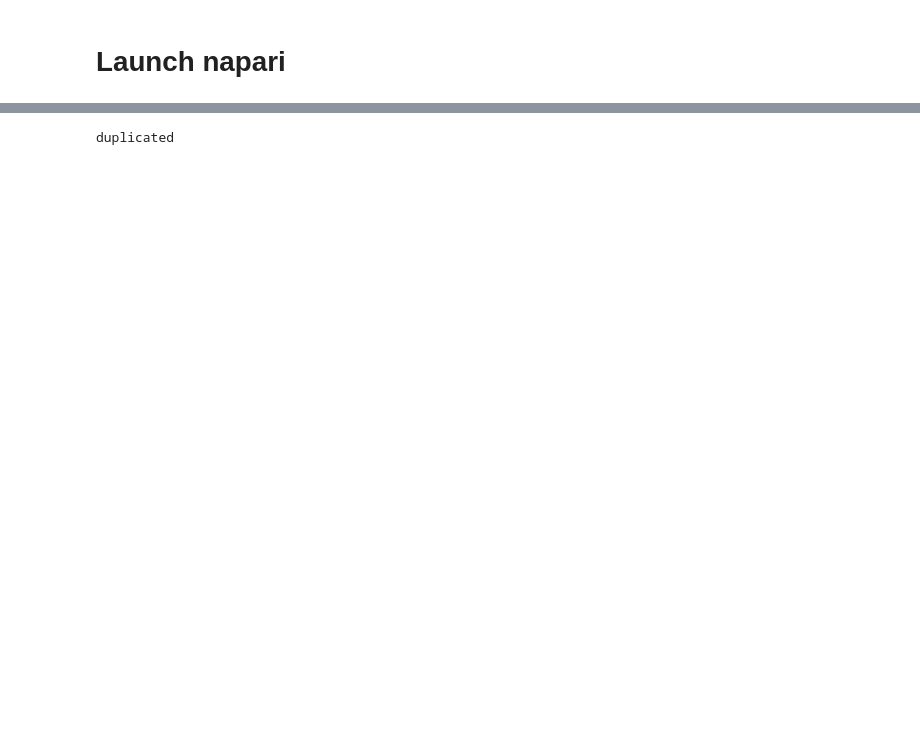
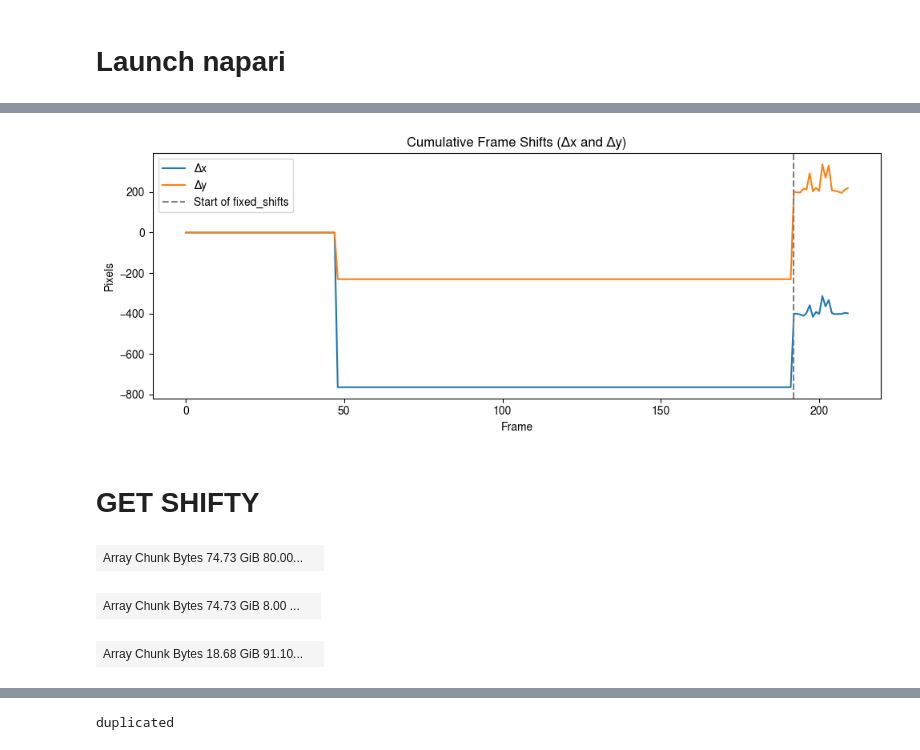
Before and after one commit to nthndy/heterognosis, a Jupyter notebook: linking.ipynb, the cells around one changed output, grey strips where cells are left out. Saved outputs shown, nothing was run; the diff lists cells and outputs as text; code cells hidden in the pictures; blank space fills up the shorter version.

Commit message:
fixed the linking, waiting to confirm with loaded aligned images

```diff
--- a/linking.ipynb
+++ b/linking.ipynb
@@ -340,0 +418,27 @@ duplicated
+# %%
+# Initialize
+live_shifts = np.zeros((210, 2), dtype=np.float32)
+fiducials = viewer.layers['fiducials'].data  # shape: (N, 3): [t, y, x]
+
+# Group fiducials by frame
+frame_groups = defaultdict(list)
+for t, y, x in fiducials:
+    frame_groups[int(t)].append((y, x))
+
+# Convert to sorted frame-indexed coordinate arrays
+frame_ids = sorted(frame_groups)
+frame_coords = {t: np.array(pts, dtype=np.float32) for t, pts in frame_groups.items()}
+
+# Apply cumulative shift
+for t1, t2 in zip(frame_ids[:-1], frame_ids[1:]):
+    pts1, pts2 = frame_coords[t1], frame_coords[t2]
+
+    if pts1.shape != pts2.shape:
+        print(f"Skipping ({t1}, {t2}): fiducial count mismatch.")
+        continue
+
+    delta = np.mean(pts2 - pts1, axis=0)  # average shift: [dy, dx]
+    print(f"Shift from {t1} → {t2}: {delta}")
+
+    # Apply delta from t2 onward (cumulatively)
+    live_shifts[t2:] += delta
@@ -340,0 +449,5 @@ duplicated
+# %%
+# Combine live and fixed shifts into a unified transformation array
+shifts = live_shifts.copy()
+shifts[192:] += fixed_shifts[192:]
+shifts
@@ -340,0 +472,21 @@ duplicated
+# %%
+import matplotlib.pyplot as plt
+
+plt.figure(figsize=(10, 4))
+plt.plot(shifts[:, 1], label='Δx')
+plt.plot(shifts[:, 0], label='Δy')
+plt.axvline(192, color='grey', linestyle='--', label='Start of fixed_shifts')
+plt.legend()
+plt.title("Cumulative Frame Shifts (Δx and Δy)")
+plt.xlabel("Frame")
+plt.ylabel("Pixels")
+plt.tight_layout()
+plt.show()
+# %% [output]
+[figure, added]
+# %% [markdown]
+# GET SHIFTY
+# %%
+images
+# %% [output]
+| Array Chunk Bytes 74.73 GiB 80.00... |  |
@@ -340,0 +512,8 @@ duplicated
+# %%
+images_shifted
+# %% [output]
+| Array Chunk Bytes 74.73 GiB 8.00 ... |  |
+# %%
+segmentation_shifted
+# %% [output]
+| Array Chunk Bytes 18.68 GiB 91.10... |  |
```
Also changed, not shown: parts of 151 cells of this notebook.
